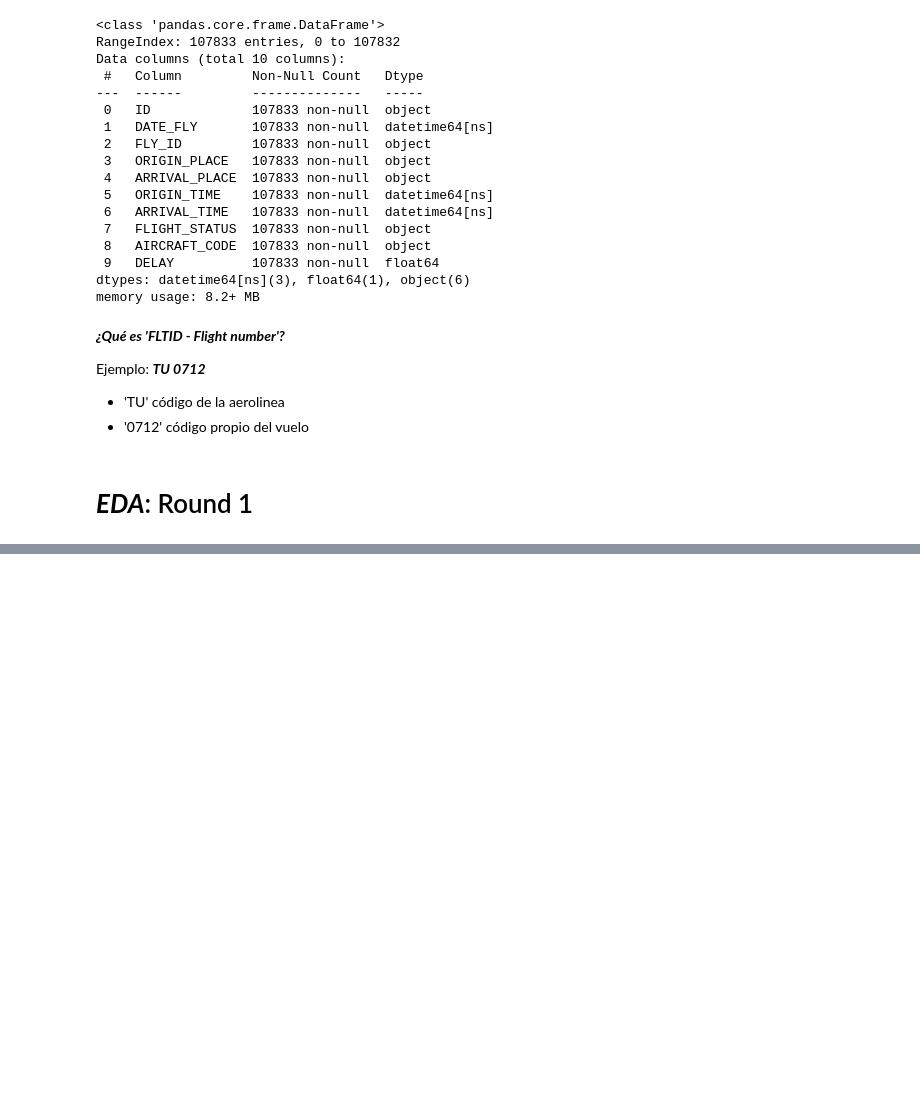
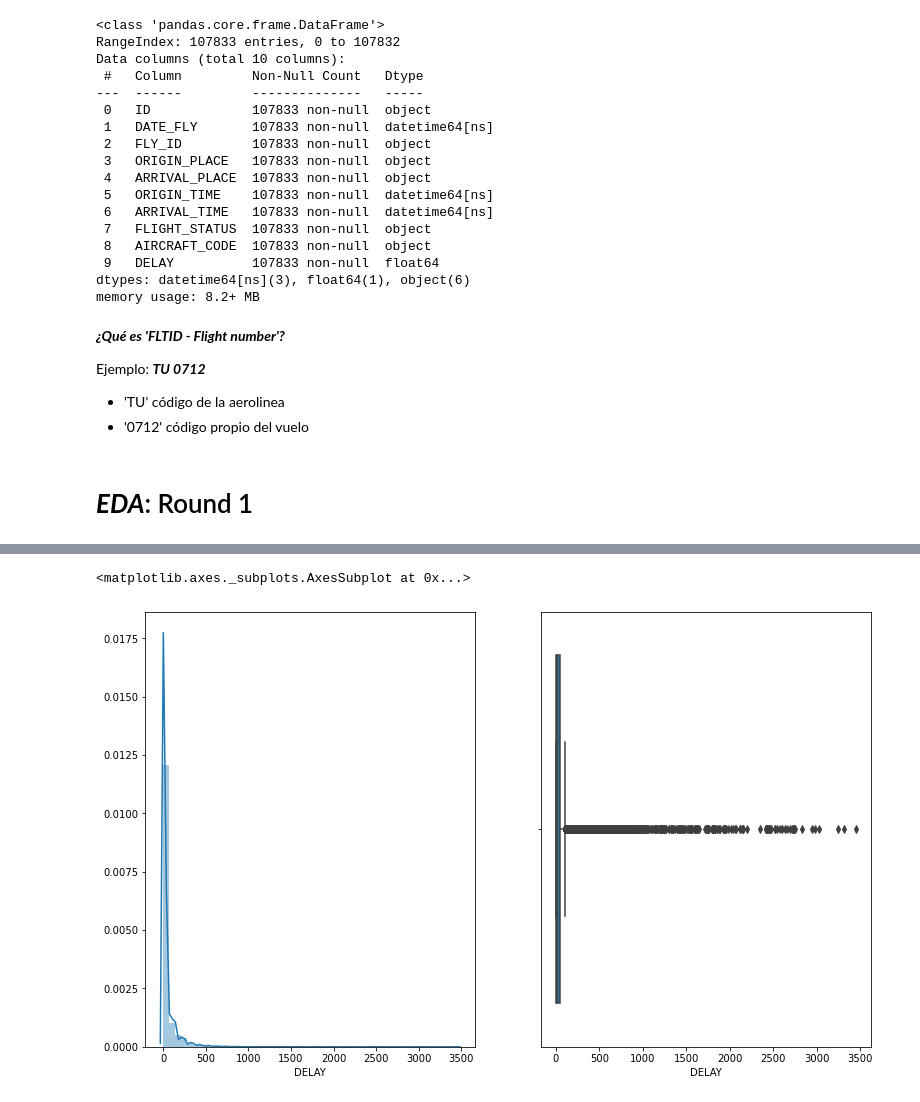
Before and after one commit to IgnacioNicolasAlvarez/Competicion-vuelos-datasource.ai, a Jupyter notebook: Vuelos.ipynb, the cells around one changed output, grey strips where cells are left out. Cells and saved outputs as stored; diff of their text form; code cells hidden in the pictures; blank space fills up the shorter version.

```diff
--- a/Vuelos.ipynb
+++ b/Vuelos.ipynb
@@ -201,0 +231,8 @@ sns.countplot(x='FLIGHT_STATUS',  data=df_train)
+# %%
+fig, axs = plt.subplots(ncols=2, figsize=(13, 8))
+
+sns.distplot(df_train['DELAY'], ax = axs[0])
+sns.boxplot(df_train['DELAY'], ax = axs[1])
+# %% [output]
+<matplotlib.axes._subplots.AxesSubplot at 0x...>
+[figure, added]
```
Also changed, not shown: parts of 4 cells of this notebook.
